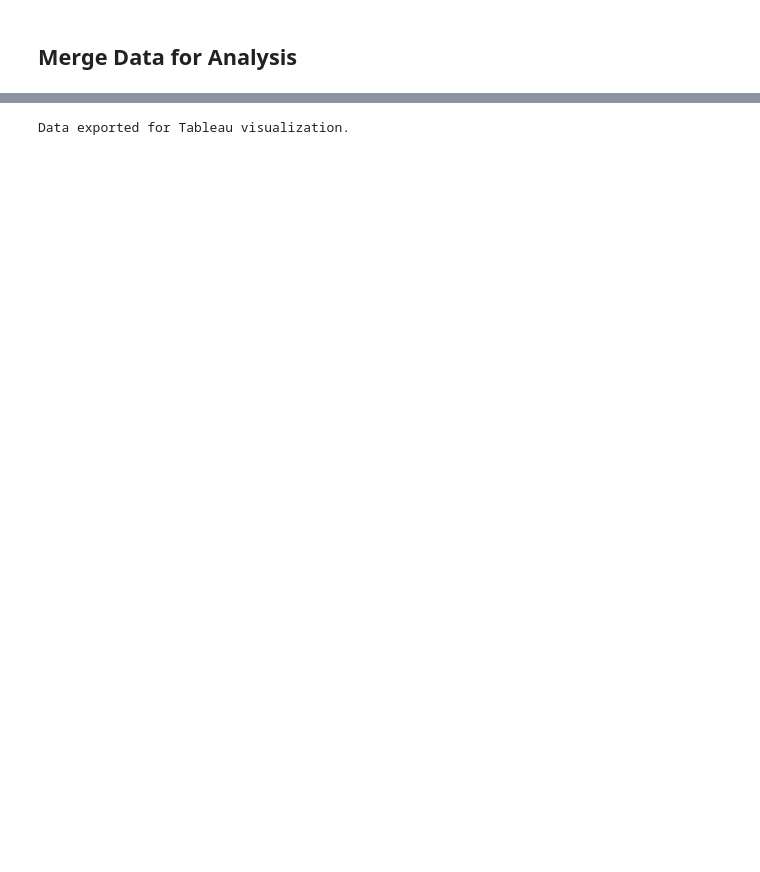
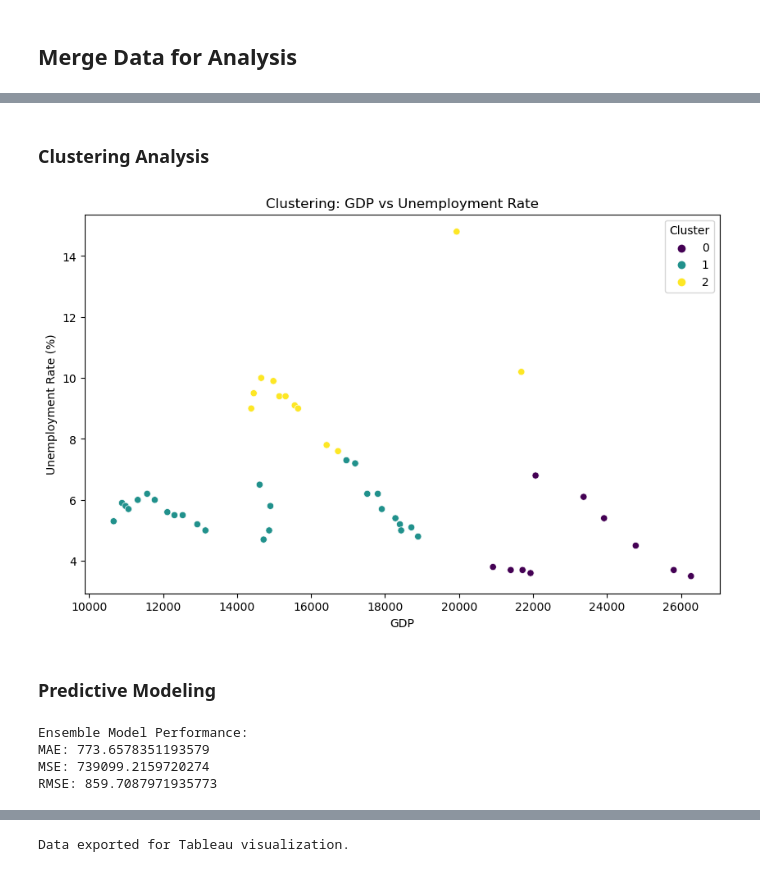
Before and after one commit to Akemp787/Economic_Trend_Analysis, a Jupyter notebook: Economic Trend Analysis 2000-2024.ipynb, the cells around one changed output, grey strips where cells are left out. Saved outputs shown, nothing was run; the diff lists cells and outputs as text; code cells hidden in the pictures; blank space fills up the shorter version.

```diff
--- a/Economic Trend Analysis 2000-2024.ipynb
+++ b/Economic Trend Analysis 2000-2024.ipynb
@@ -210,0 +144,56 @@ plt.show()
+# %% [markdown]
+### Clustering Analysis
+# %%
+# Clustering Analysis
+scaler = StandardScaler()
+scaled_data = scaler.fit_transform(merged_df[['GROSS_DOMESTIC_PRODUCT', 'UNEMPLOYMENT_RATE', 'SP500_CLOSE']])
+
+# Apply KMeans Clustering
+kmeans = KMeans(n_clusters=3, random_state=42)
+merged_df['Cluster'] = kmeans.fit_predict(scaled_data)
+
+# Scatter Plot for Clustering
+plt.figure(figsize=(10, 6))
+sns.scatterplot(
+    data=merged_df,
+    x='GROSS_DOMESTIC_PRODUCT',
+    y='UNEMPLOYMENT_RATE',
+    hue='Cluster',
+    palette='viridis'
+)
+plt.title("Clustering: GDP vs Unemployment Rate")
+plt.xlabel("GDP")
+plt.ylabel("Unemployment Rate (%)")
+plt.legend(title='Cluster')
+plt.show()
+# %% [output]
+[figure, added]
+# %% [markdown]
+### Predictive Modeling
+# %%
+# Prepare features and target
+X = merged_df[['FEDERAL_FUNDS_RATE', 'MEDIAN_CPI', 'SP500_CLOSE', 'UNEMPLOYMENT_RATE']]
+y = merged_df['GROSS_DOMESTIC_PRODUCT']
+
+# Train-Test Split
+X_train, X_test, y_train, y_test = train_test_split(X, y, test_size=0.2, random_state=42)
+
+# Train Ensemble Model
+ensemble_model = VotingRegressor([
+    ('RandomForest', RandomForestRegressor(random_state=42)),
+    ('GradientBoosting', GradientBoostingRegressor(random_state=42)),
+    ('LinearRegression', LinearRegression())
+])
+ensemble_model.fit(X_train, y_train)
+
+# Evaluate Ensemble Model
+y_pred = ensemble_model.predict(X_test)
+print("Ensemble Model Performance:")
+print(f"MAE: {mean_absolute_error(y_test, y_pred)}")
+print(f"MSE: {mean_squared_error(y_test, y_pred)}")
+print(f"RMSE: {np.sqrt(mean_squared_error(y_test, y_pred))}")
+# %% [output]
+Ensemble Model Performance:
+MAE: 773.6578351193579
+MSE: 739099.2159720274
+RMSE: 859.7087971935773
```
Also changed, not shown: parts of 39 cells of this notebook, 4 other files.
